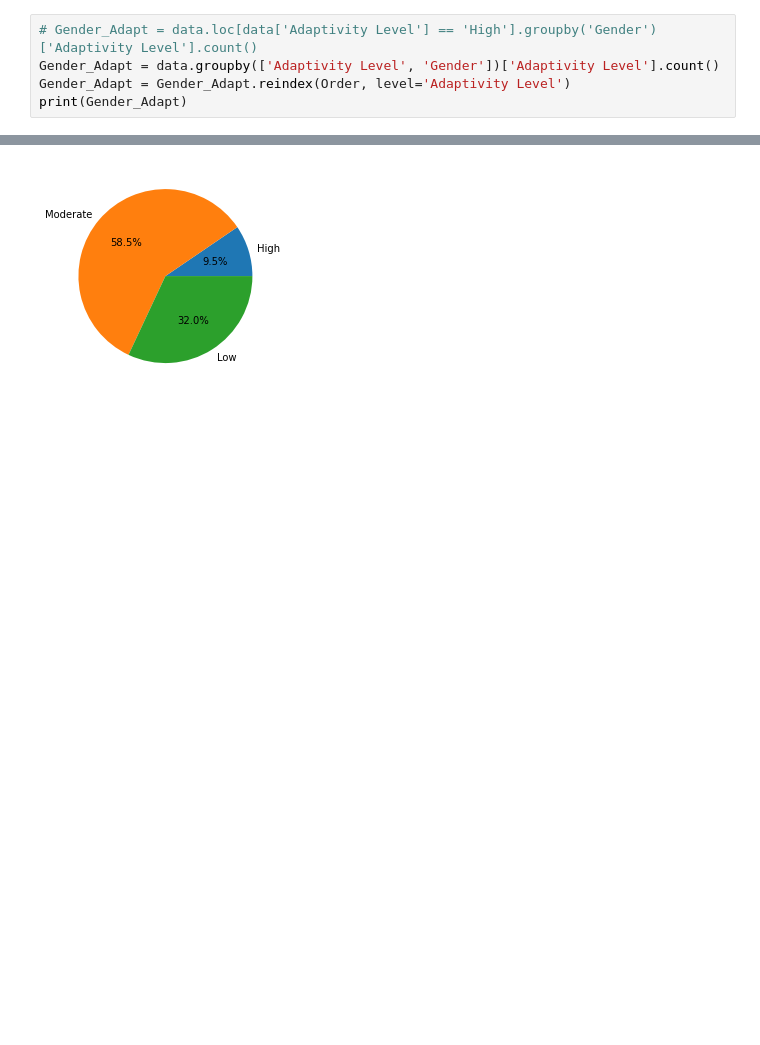
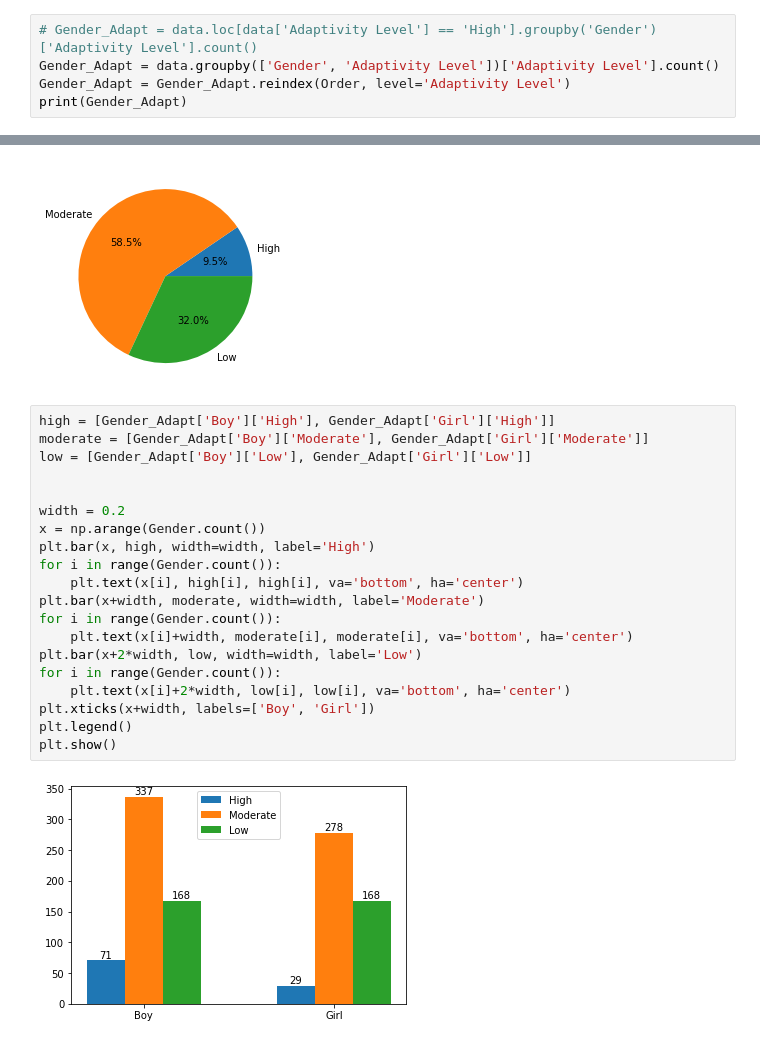
Before and after one commit to TakanashiXny/Introduction-of-DaSE, a Jupyter notebook: final/final_task.ipynb, the cells around one changed output, grey strips where cells are left out. Saved outputs shown, nothing was run; the diff lists cells and outputs as text; blank space fills up the shorter version.

Commit message:
graph

```diff
--- a/final/fianl_task.ipynb
+++ b/final/final_task.ipynb
@@ -259,7 +259,7 @@ Order = ['High', 'Moderate', 'Low']
 自适应程度与性别的关系
 # %%
 # Gender_Adapt = data.loc[data['Adaptivity Level'] == 'High'].groupby('Gender')['Adaptivity Level'].count()
-Gender_Adapt = data.groupby(['Adaptivity Level', 'Gender'])['Adaptivity Level'].count()
+Gender_Adapt = data.groupby(['Gender', 'Adaptivity Level'])['Adaptivity Level'].count()
 Gender_Adapt = Gender_Adapt.reindex(Order, level='Adaptivity Level')
 print(Gender_Adapt)
 # %% [output]
@@ -443,3 +471,25 @@ plt.pie(Adaptivity, labels=Order, autopct='%.1f%%')
 plt.show()
 # %% [output]
 [figure]
+# %%
+high = [Gender_Adapt['Boy']['High'], Gender_Adapt['Girl']['High']]
+moderate = [Gender_Adapt['Boy']['Moderate'], Gender_Adapt['Girl']['Moderate']]
+low = [Gender_Adapt['Boy']['Low'], Gender_Adapt['Girl']['Low']]
+
+
+width = 0.2
+x = np.arange(Gender.count())
+plt.bar(x, high, width=width, label='High')
+for i in range(Gender.count()):
+    plt.text(x[i], high[i], high[i], va='bottom', ha='center')
+plt.bar(x+width, moderate, width=width, label='Moderate')
+for i in range(Gender.count()):
+    plt.text(x[i]+width, moderate[i], moderate[i], va='bottom', ha='center')
+plt.bar(x+2*width, low, width=width, label='Low')
+for i in range(Gender.count()):
+    plt.text(x[i]+2*width, low[i], low[i], va='bottom', ha='center')
+plt.xticks(x+width, labels=['Boy', 'Girl'])
+plt.legend()
+plt.show()
+# %% [output]
+[figure, added]
```
Also changed, not shown: parts of 14 cells of this notebook.
